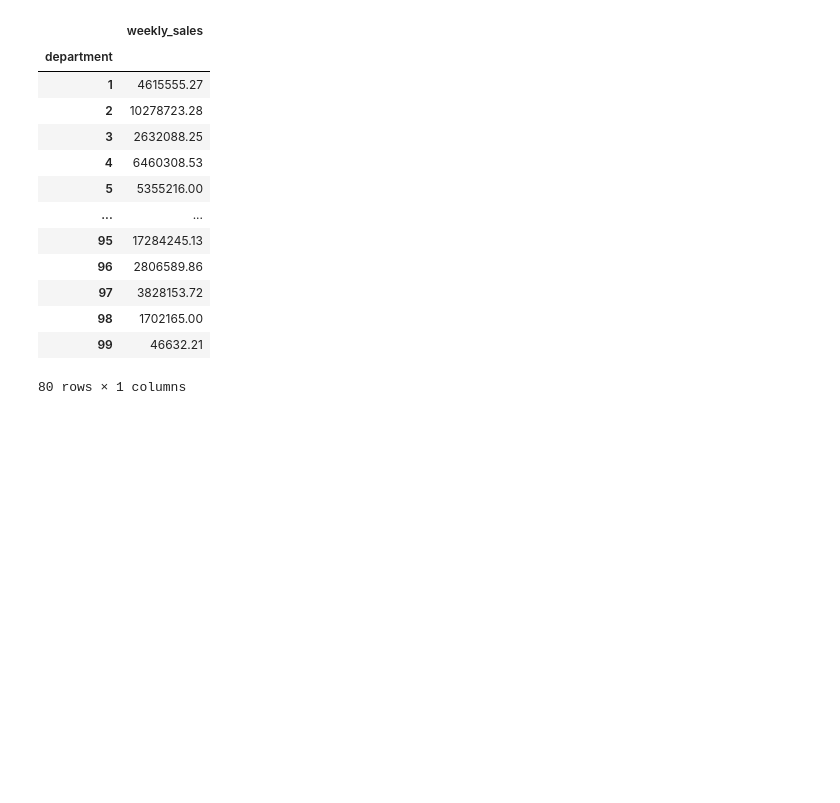
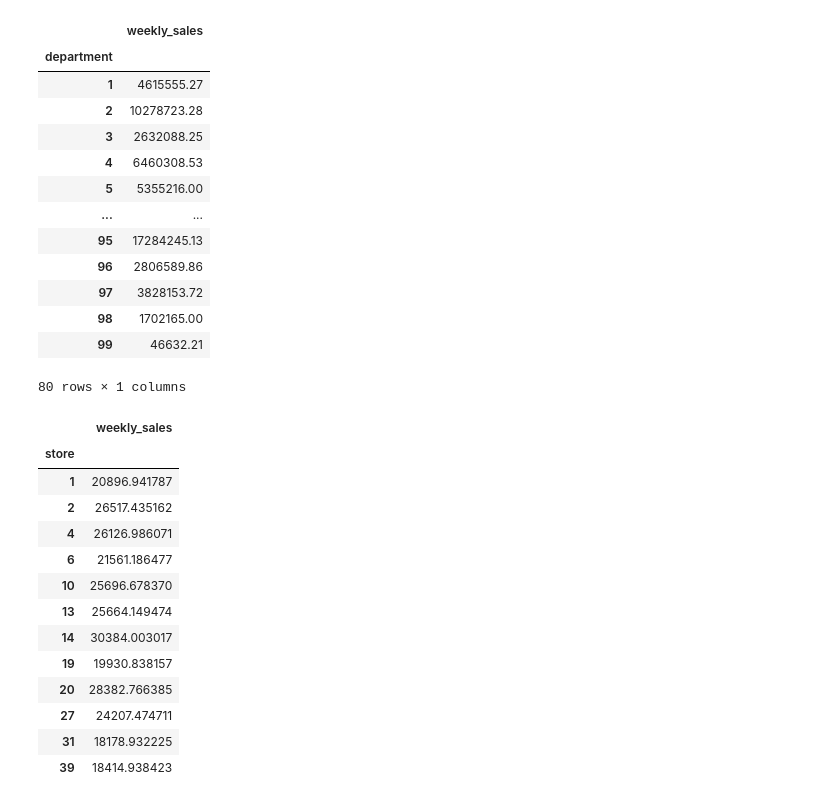
Before and after one commit to S827/python-programs, a Jupyter notebook: EDAPractice/DMWithPandas/CH2_AggregatingDataFrames/pivot_tables_exercise.ipynb, the cells around one changed output. Saved outputs shown, nothing was run; the diff lists cells and outputs as text; code cells hidden in the pictures; blank space fills up the shorter version.

```diff
--- a/EDAPractice/DMWithPandas/CH2_AggregatingDataFrames/pivot_tables_exercise.ipynb
+++ b/EDAPractice/DMWithPandas/CH2_AggregatingDataFrames/pivot_tables_exercise.ipynb
@@ -224,4 +224,19 @@ sales.pivot_table(values='weekly_sales', index='department', aggfunc=np.sum)
 80 rows × 1 columns
 # %%
 # • How would you modify the pivot table to show the mean weekly sales for each store, filling missing values with a specified fill value?
-slaes.pivot_tables(values='weekly_sales', index='store', co)
+sales.pivot_table(values='weekly_sales', index='store', fill_value=0)
+# %% [output]
+|  | weekly_sales |
+| store |  |
+| 1 | 20896.941787 |
+| 2 | 26517.435162 |
+| 4 | 26126.986071 |
+| 6 | 21561.186477 |
+| 10 | 25696.678370 |
+| 13 | 25664.149474 |
+| 14 | 30384.003017 |
+| 19 | 19930.838157 |
+| 20 | 28382.766385 |
+| 27 | 24207.474711 |
+| 31 | 18178.932225 |
+| 39 | 18414.938423 |
```
Also changed, not shown: parts of 1 cell of this notebook.
